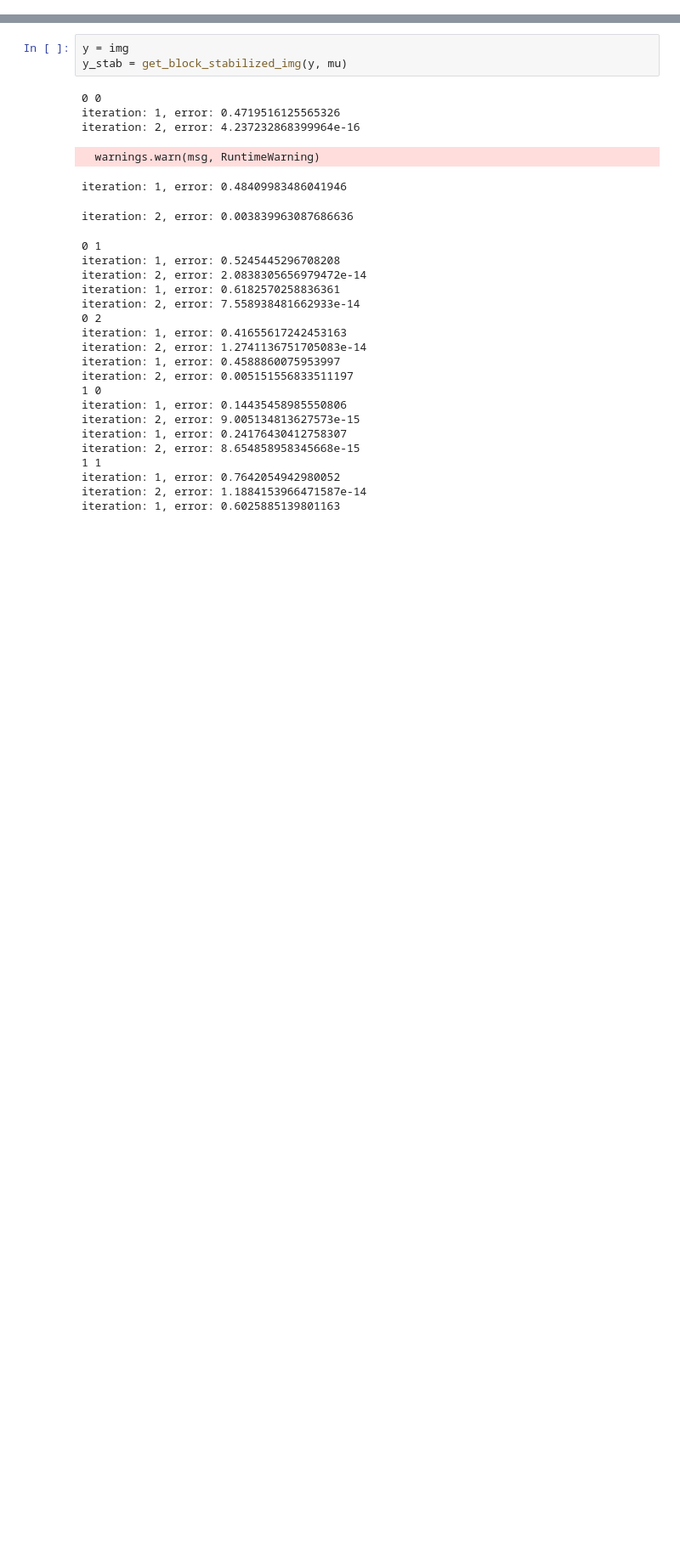
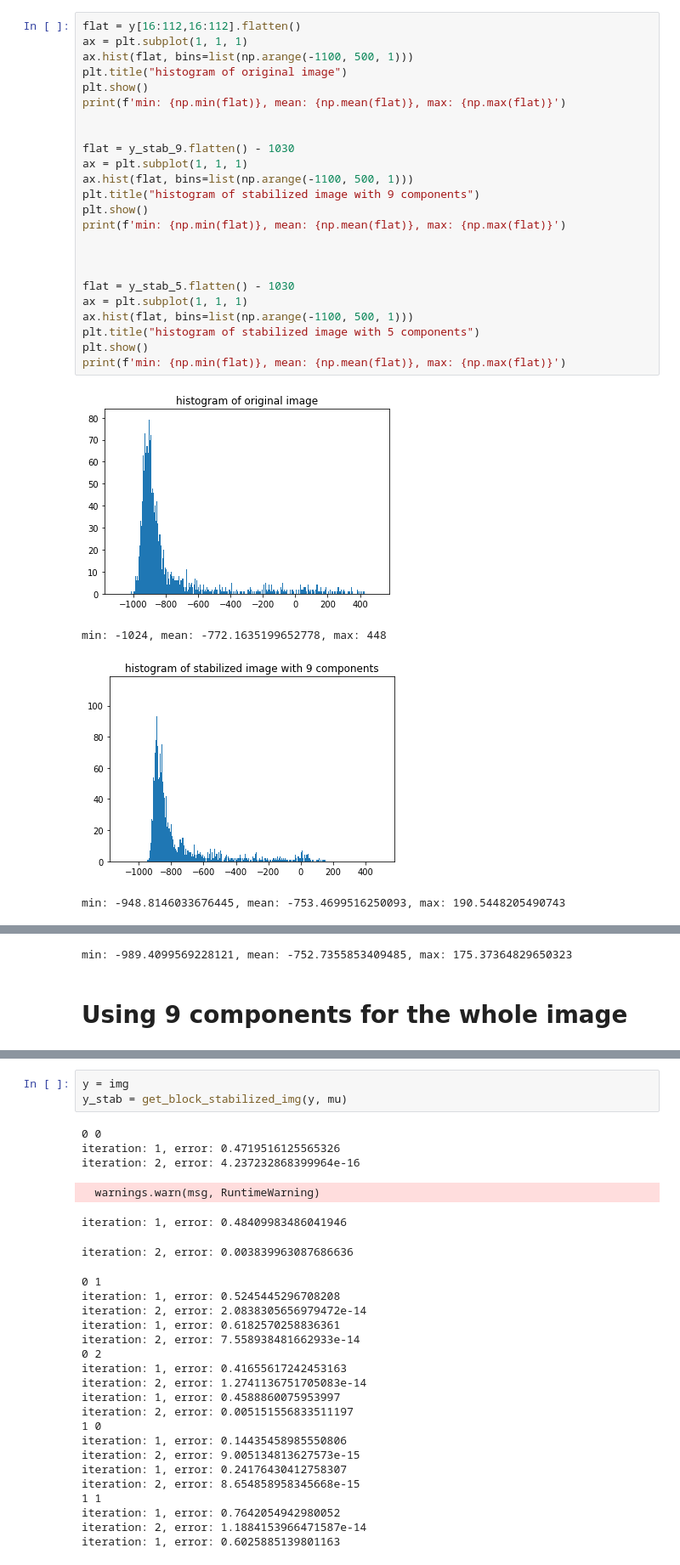
Before and after one commit to s-mostafa-a/CT-noise-statistical-characterization, a Jupyter notebook: notebooks/debug.ipynb, the cells around one changed output, grey strips where cells are left out. Shown at 85% size. Drawn from its saved outputs; the diff is of its cells as text; blank space fills up the shorter version.

```diff
--- a/notebooks/debug.ipynb
+++ b/notebooks/debug.ipynb
@@ -19,0 +69,29 @@ from ct_charachterization import run_third_algorithm
+# %%
+flat = y[16:112,16:112].flatten()
+ax = plt.subplot(1, 1, 1)
+ax.hist(flat, bins=list(np.arange(-1100, 500, 1)))
+plt.title("histogram of original image")
+plt.show()
+print(f'min: {np.min(flat)}, mean: {np.mean(flat)}, max: {np.max(flat)}')
+
+
+flat = y_stab_9.flatten() - 1030
+ax = plt.subplot(1, 1, 1)
+ax.hist(flat, bins=list(np.arange(-1100, 500, 1)))
+plt.title("histogram of stabilized image with 9 components")
+plt.show()
+print(f'min: {np.min(flat)}, mean: {np.mean(flat)}, max: {np.max(flat)}')
+
+
+
+flat = y_stab_5.flatten() - 1030
+ax = plt.subplot(1, 1, 1)
+ax.hist(flat, bins=list(np.arange(-1100, 500, 1)))
+plt.title("histogram of stabilized image with 5 components")
+plt.show()
+print(f'min: {np.min(flat)}, mean: {np.mean(flat)}, max: {np.max(flat)}')
+# %% [output]
+[figure, added]
+min: -1024, mean: -772.1635199652778, max: 448
+[figure, added]
+min: -948.8146033676445, mean: -753.4699516250093, max: 190.5448205490743
@@ -20 +99,4 @@ from ct_charachterization import run_third_algorithm
+min: -989.4099569228121, mean: -752.7355853409485, max: 175.37364829650323
+# %% [markdown]
+# Using 9 components for the whole image
 # %%
```
Also changed, not shown: parts of 6 cells of this notebook.
